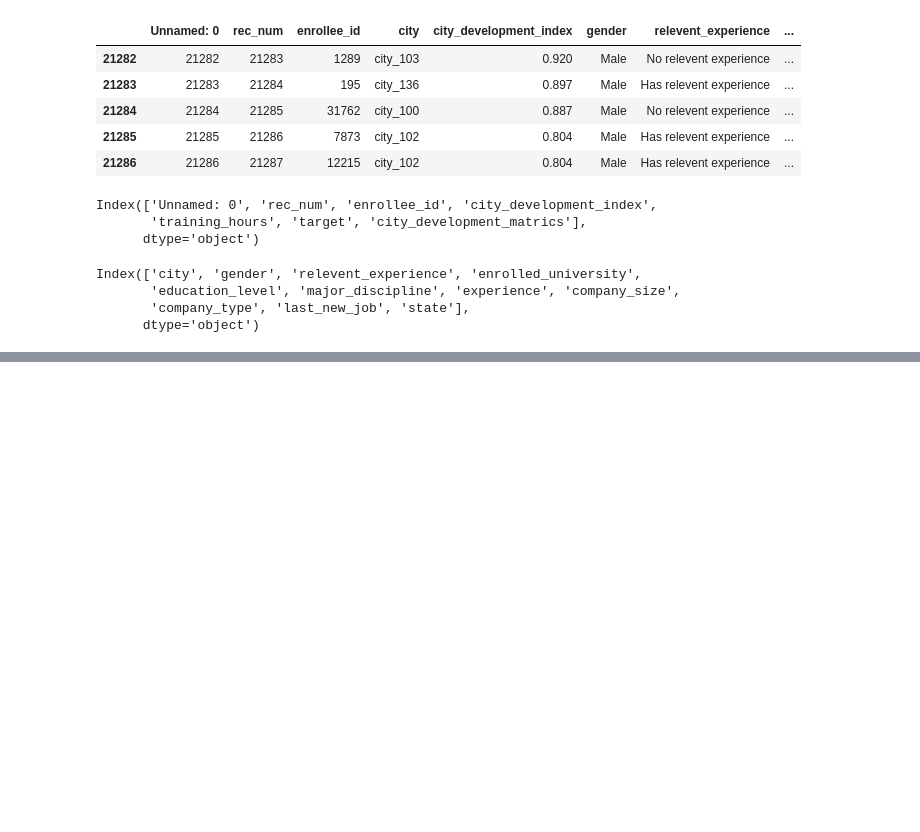
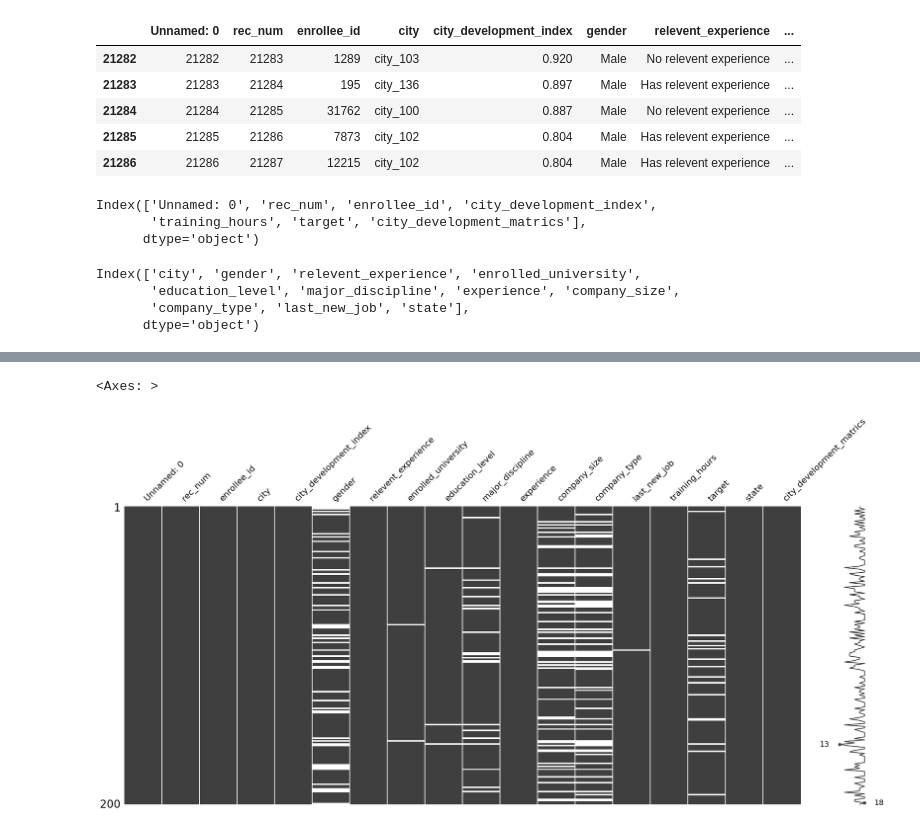
Before and after one commit to lucasmcclean/eda, a Jupyter notebook: eda.ipynb, the cells around one changed output, grey strips where cells are left out. Saved outputs shown, nothing was run; the diff lists cells and outputs as text; code cells hidden in the pictures; blank space fills up the shorter version.

```diff
--- a/eda.ipynb
+++ b/eda.ipynb
@@ -79,0 +157,5 @@ Index(['city', 'gender', 'relevent_experience', 'enrolled_university',
+# %%
+msno.matrix(data.sample(200))
+# %% [output]
+<Axes: >
+[figure, added]
```
Also changed, not shown: parts of 8 cells of this notebook.
